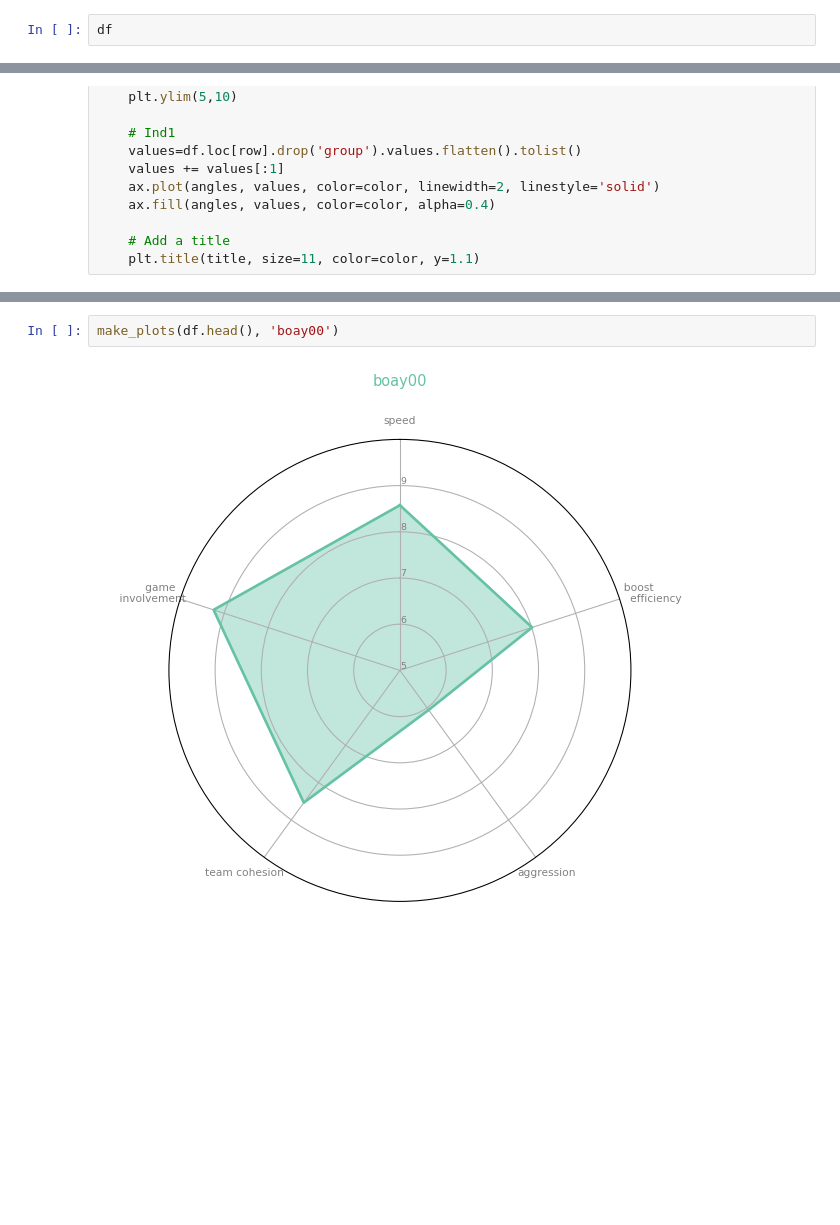
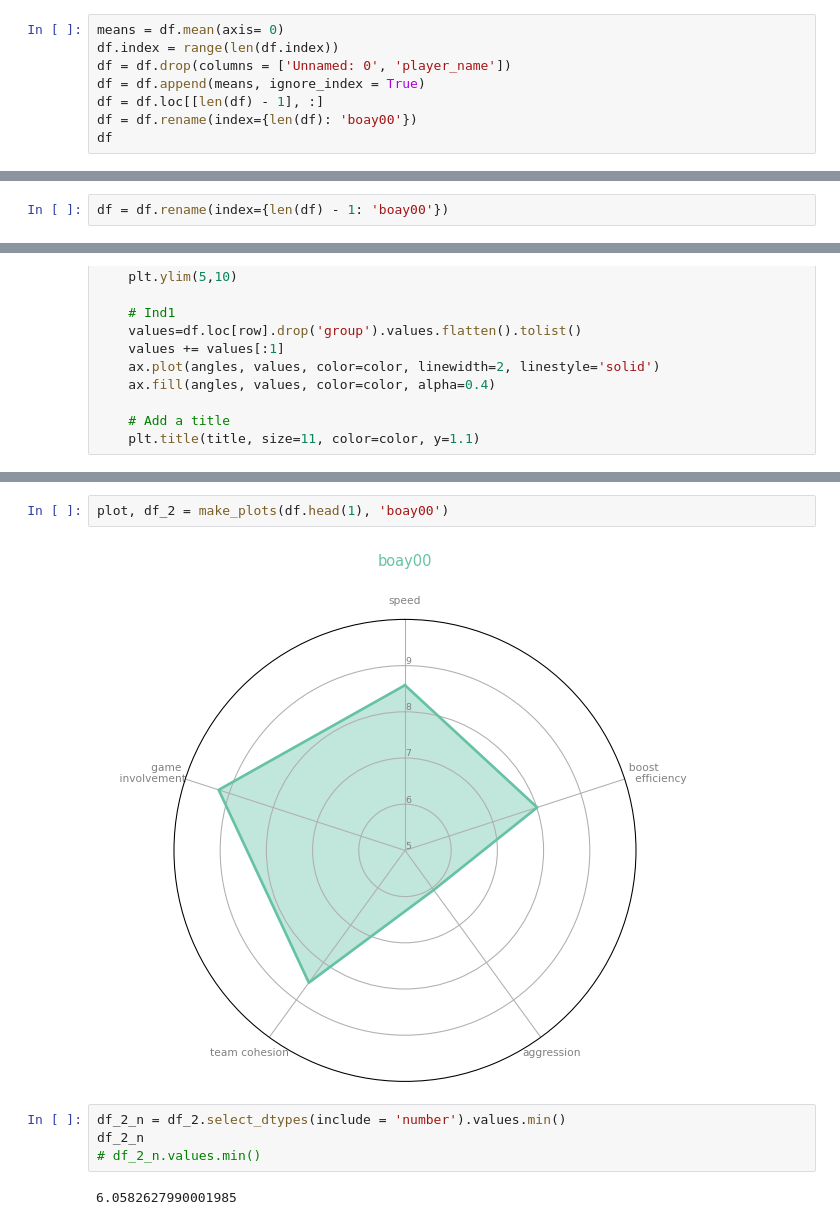
Before and after one commit to boay00/capstone-GA, a Jupyter notebook: 2-cleaning-EDA/code/Untitled.ipynb, the cells around one changed output, grey strips where cells are left out. Cells and saved outputs as stored; diff of their text form; blank space fills up the shorter version.

Commit message:
app update - graphs!!

```diff
--- a/2-cleaning-EDA/code/Untitled.ipynb
+++ b/2-cleaning-EDA/code/Untitled.ipynb
@@ -18,5 +18,11 @@ df = pd.read_csv('../../1-data-collection/data/boay00.csv')
 # %%
 df = df.head(1)
 # %%
+means = df.mean(axis= 0)
+df.index = range(len(df.index))
+df = df.drop(columns = ['Unnamed: 0', 'player_name'])
+df = df.append(means, ignore_index = True)
+df = df.loc[[len(df) - 1], :]
+df = df.rename(index={len(df): 'boay00'})
 df
 # %% [output]
@@ -26,3 +32,5 @@ df
+# %%
+df = df.rename(index={len(df) - 1: 'boay00'})
 # %%
 df.describe().T[['mean']].rename(columns = {'mean' : player_name}).T
 # %% [output]
@@ -287,4 +301,10 @@ def make_plots(df, player_name):
 # %%
-make_plots(df.head(), 'boay00')
+plot, df_2 = make_plots(df.head(1), 'boay00')
 # %% [output]
-[figure, old version]
+[figure, new version]
+# %%
+df_2_n = df_2.select_dtypes(include = 'number').values.min()
+df_2_n
+# df_2_n.values.min()
+# %% [output]
+6.0582627990001985
```
Also changed, not shown: parts of 2 cells of this notebook, 6 other files.
